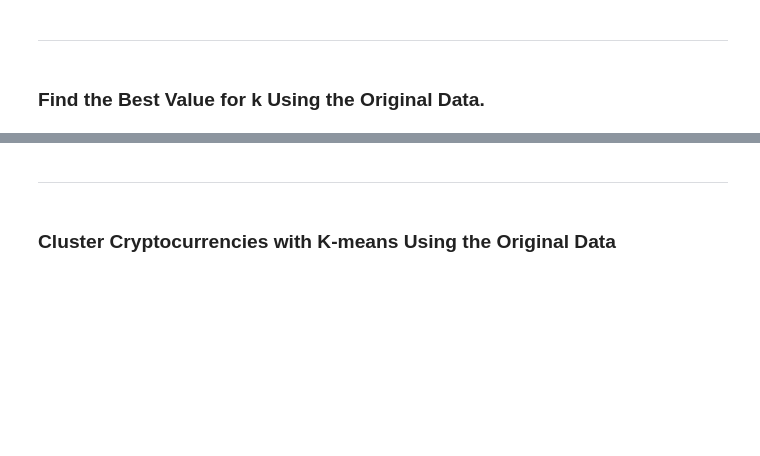
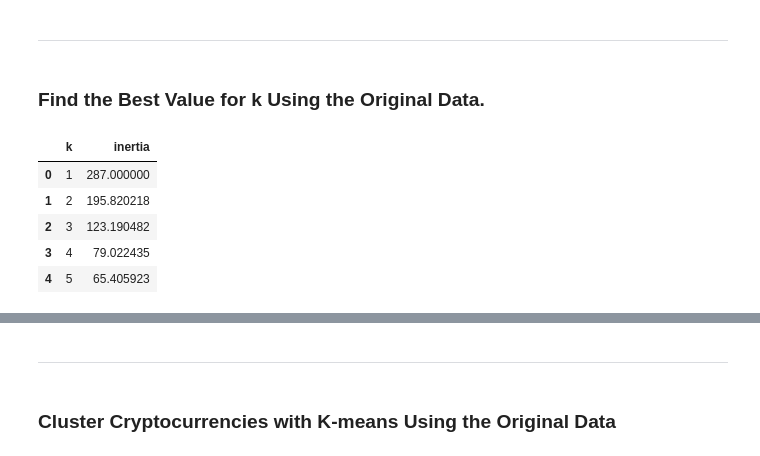
Before and after one commit to CalebCutrer/CryptoClustering, a Jupyter notebook: Crypto_Clustering.ipynb, the cells around one changed output, grey strips where cells are left out. Saved outputs shown, nothing was run; the diff lists cells and outputs as text; code cells hidden in the pictures; blank space fills up the shorter version.

```diff
--- a/Crypto_Clustering.ipynb
+++ b/Crypto_Clustering.ipynb
@@ -111,18 +107,31 @@ market_data_scaled_df.head()
 k = list(range(1, 11))
 # %%
 # Create an empty list to store the inertia values
-
+inertia = []
 
 # Create a for loop to compute the inertia with each possible value of k
 # Inside the loop:
 # 1. Create a KMeans model using the loop counter for the n_clusters
-# 2. Fit the model to the data using `df_market_data_scaled`
+# 2. Fit the model to the data using `market_data_scaled_df`
 # 3. Append the model.inertia_ to the inertia list
+for i in k:
+    k_model = KMeans(n_clusters=i, random_state=1)
+    k_model.fit(market_data_scaled_df)
+    inertia.append(k_model.inertia_)
 # %%
 # Create a dictionary with the data to plot the Elbow curve
-
+elbow_data = {"k": k, "inertia": inertia}
 
 # Create a DataFrame with the data to plot the Elbow curve
+elbow_df = pd.DataFrame(elbow_data)
+elbow_df.head()
+# %% [output]
+|  | k | inertia |
+| 0 | 1 | 287.000000 |
+| 1 | 2 | 195.820218 |
+| 2 | 3 | 123.190482 |
+| 3 | 4 | 79.022435 |
+| 4 | 5 | 65.405923 |
 # %%
 # Plot a line chart with all the inertia values computed with
 # the different values of k to visually identify the optimal value for k.
```
Also changed, not shown: parts of 28 cells of this notebook.
